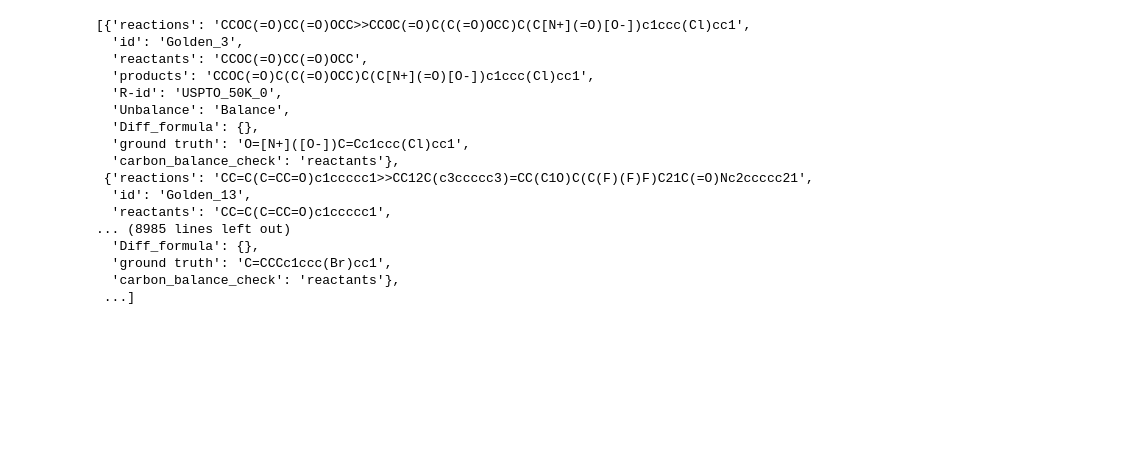
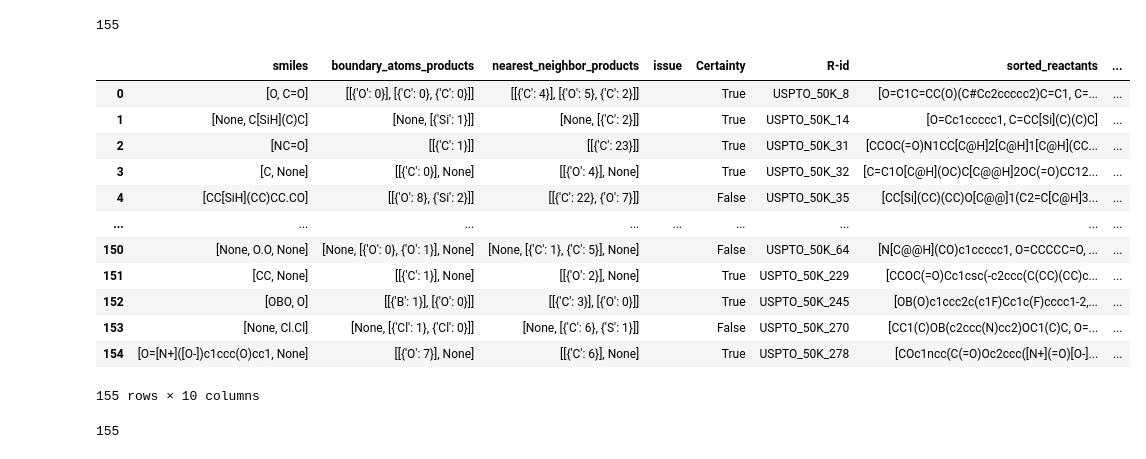
Before and after one commit to TieuLongPhan/SynRBL, a Jupyter notebook: Pipeline/Validation/test.ipynb, the cells around one changed output. Saved outputs shown, nothing was run; the diff lists cells and outputs as text; code cells hidden in the pictures; blank space fills up the shorter version.

Commit message:
update jaworski

```diff
--- a/Pipeline/Validation/test.ipynb
+++ b/Pipeline/Validation/test.ipynb
@@ -9 +19,28 @@ art2 = load_database('../../Data/Validation_set/artificial_data_2/mcs_based_reac
+# %%
+jaworski = load_database('../../Data/Validation_set/Jaworski/MCS/Condition_5.json.gz')
+len(jaworski)
+# %% [output]
+155
+# %%
+jaworski = load_database('../../Data/Validation_set/Jaworski/MCS/Final_Graph.json.gz')
+# %%
+pd.DataFrame(jaworski).dropna()
+# %% [output]
+|  | smiles | boundary_atoms_products | nearest_neighbor_products | issue | Certainty | R-id | sorted_reactants | ... |
+| 0 | [O, C=O] | [[{'O': 0}], [{'C': 0}, {'C': 0}]] | [[{'C': 4}], [{'O': 5}, {'C': 2}]] |  | True | USPTO_50K_8 | [O=C1C=CC(O)(C#Cc2ccccc2)C=C1, C=... | ... |
+| 1 | [None, C[SiH](C)C] | [None, [{'Si': 1}]] | [None, [{'C': 2}]] |  | True | USPTO_50K_14 | [O=Cc1ccccc1, C=CC[Si](C)(C)C] | ... |
+| 2 | [NC=O] | [[{'C': 1}]] | [[{'C': 23}]] |  | True | USPTO_50K_31 | [CCOC(=O)N1CC[C@H]2[C@H]1[C@H](CC... | ... |
+| 3 | [C, None] | [[{'C': 0}], None] | [[{'O': 4}], None] |  | True | USPTO_50K_32 | [C=C1O[C@H](OC)C[C@@H]2OC(=O)CC12... | ... |
+| 4 | [CC[SiH](CC)CC.CO] | [[{'O': 8}, {'Si': 2}]] | [[{'C': 22}, {'O': 7}]] |  | False | USPTO_50K_35 | [CC[Si](CC)(CC)O[C@@]1(C2=C[C@H]3... | ... |
+| ... | ... | ... | ... | ... | ... | ... | ... | ... |
+| 150 | [None, O.O, None] | [None, [{'O': 0}, {'O': 1}], None] | [None, [{'C': 1}, {'C': 5}], None] |  | False | USPTO_50K_64 | [N[C@@H](CO)c1ccccc1, O=CCCCC=O, ... | ... |
+| 151 | [CC, None] | [[{'C': 1}], None] | [[{'O': 2}], None] |  | True | USPTO_50K_229 | [CCOC(=O)Cc1csc(-c2ccc(C(CC)(CC)c... | ... |
+| 152 | [OBO, O] | [[{'B': 1}], [{'O': 0}]] | [[{'C': 3}], [{'O': 0}]] |  | True | USPTO_50K_245 | [OB(O)c1ccc2c(c1F)Cc1c(F)cccc1-2,... | ... |
+| 153 | [None, Cl.Cl] | [None, [{'Cl': 1}, {'Cl': 0}]] | [None, [{'C': 6}, {'S': 1}]] |  | False | USPTO_50K_270 | [CC1(C)OB(c2ccc(N)cc2)OC1(C)C, O=... | ... |
+| 154 | [O=[N+]([O-])c1ccc(O)cc1, None] | [[{'O': 7}], None] | [[{'C': 6}], None] |  | True | USPTO_50K_278 | [COc1ncc(C(=O)Oc2ccc([N+](=O)[O-]... | ... |
+155 rows × 10 columns
+# %%
+len(jaworski)
+# %% [output]
+155
 # %%
@@ -11,20 +47,0 @@ golden = load_database('../../Data/Validation_set/golden_dataset/rule_based_reac
-# %%
-art1
-# %% [output]
-[{'reactions': 'CCOC(=O)CC(=O)OCC>>CCOC(=O)C(C(=O)OCC)C(C[N+](=O)[O-])c1ccc(Cl)cc1',
-  'id': 'Golden_3',
-  'reactants': 'CCOC(=O)CC(=O)OCC',
-  'products': 'CCOC(=O)C(C(=O)OCC)C(C[N+](=O)[O-])c1ccc(Cl)cc1',
-  'R-id': 'USPTO_50K_0',
-  'Unbalance': 'Balance',
-  'Diff_formula': {},
-  'ground truth': 'O=[N+]([O-])C=Cc1ccc(Cl)cc1',
-  'carbon_balance_check': 'reactants'},
- {'reactions': 'CC=C(C=CC=O)c1ccccc1>>CC12C(c3ccccc3)=CC(C1O)C(C(F)(F)F)C21C(=O)Nc2ccccc21',
-  'id': 'Golden_13',
-  'reactants': 'CC=C(C=CC=O)c1ccccc1',
-... (8985 lines left out)
-  'Diff_formula': {},
-  'ground truth': 'C=CCCc1ccc(Br)cc1',
-  'carbon_balance_check': 'reactants'},
- ...]
```
Also changed, not shown: parts of 34 cells of this notebook, 17 other files.
